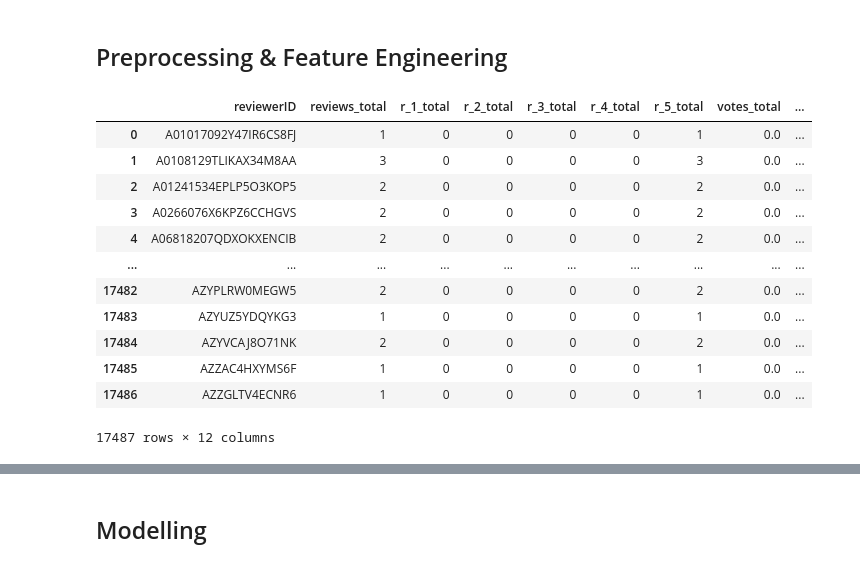
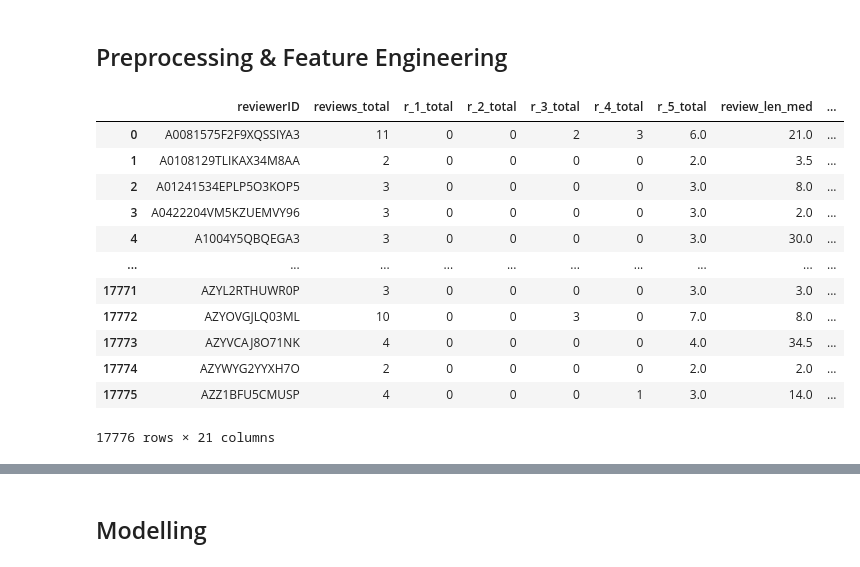
Before and after one commit to gribkov-s/OTUS_ML, a Jupyter notebook: Project_RecomendationSystemAndClustering.ipynb, the cells around one changed output, grey strips where cells are left out. Saved outputs shown, nothing was run; the diff lists cells and outputs as text; code cells hidden in the pictures.

```diff
--- a/Project_RecomendationSystemAndClustering.ipynb
+++ b/Project_RecomendationSystemAndClustering.ipynb
@@ -153,15 +114,5 @@ The new data frame shape:       (47022, 12)
 # %%
 #предварительная обработка фактов
-
-def flag_by_range(value, min_value, max_value):
-    if min_value <= value <= max_value:
-        flag = 1
-    else:
-        flag = 0
-    return flag
-
-
-data_review['vote'] = pd.to_numeric(data_review['vote'].str.replace(',', '.', regex=True)).fillna(0)
 
 data_review['overall'] = data_review['overall'].astype(int)
 
@@ -169,11 +120,11 @@ data_review['r'] = data_review['overall']
 data_review = pd.get_dummies(data_review, columns=['r'])
 
 data_review['rewiev_len'] = data_review['reviewText'].str.split().str.len().fillna(0).astype(int)
-data_review['short_rewiev'] = data_review.apply(lambda row: flag_by_range(row.rewiev_len, 0, 5), axis = 1)
-data_review['middle_rewiev'] = data_review.apply(lambda row: flag_by_range(row.rewiev_len, 6, 20), axis = 1)
-data_review['long_rewiev'] = data_review.apply(lambda row: flag_by_range(row.rewiev_len, 21, 1000000), axis = 1)
 
-data_review = data_review.drop(['verified', 'reviewTime', 'style', 'reviewerName', 'summary', 'image', 'reviewText'], axis=1)
+data_review['m'] = pd.to_datetime(data_review['unixReviewTime'],unit='s').dt.month
+data_review = pd.get_dummies(data_review, columns=['m'])
+
+data_review = data_review.drop(['verified', 'vote', 'reviewTime', 'style', 'reviewerName', 'summary', 'image', 'reviewText'], axis=1)
 
 data_review.info()
 data_review.head()
@@ -214,45 +166,53 @@ plt.show()
 # %% [markdown]
 ## Preprocessing & Feature Engineering
 # %%
-#подготовка данных о пользователях для кластеризации
+#подготовка данных для кластеризации users
 
-data_users = data_review.groupby('reviewerID').agg(
+data_for_clustering = data_review.groupby('reviewerID').agg(
     reviews_total = pd.NamedAgg(column = 'overall', aggfunc = 'count'),
     r_1_total = pd.NamedAgg(column = 'r_1', aggfunc = 'sum'),
     r_2_total = pd.NamedAgg(column = 'r_2', aggfunc = 'sum'),
     r_3_total = pd.NamedAgg(column = 'r_3', aggfunc = 'sum'),
     r_4_total = pd.NamedAgg(column = 'r_4', aggfunc = 'sum'),
     r_5_total = pd.NamedAgg(column = 'r_5', aggfunc = 'sum'),
-    votes_total = pd.NamedAgg(column = 'vote', aggfunc = 'sum'),
-    short_review_total = pd.NamedAgg(column = 'short_rewiev', aggfunc = 'sum'),
-    middle_review_total = pd.NamedAgg(column = 'middle_rewiev', aggfunc = 'sum'),
-    long_review_total = pd.NamedAgg(column = 'long_rewiev', aggfunc = 'sum'),
+    review_len_med = pd.NamedAgg(column = 'rewiev_len', aggfunc = 'median'),
     time_first_review = pd.NamedAgg(column = 'unixReviewTime', aggfunc = 'min'),
     time_last_review = pd.NamedAgg(column = 'unixReviewTime', aggfunc = 'max'),
+    m_1_total = pd.NamedAgg(column = 'm_1', aggfunc = 'sum'),
+    m_2_total = pd.NamedAgg(column = 'm_2', aggfunc = 'sum'),
+    m_3_total = pd.NamedAgg(column = 'm_3', aggfunc = 'sum'),
+    m_4_total = pd.NamedAgg(column = 'm_4', aggfunc = 'sum'),
+    m_5_total = pd.NamedAgg(column = 'm_5', aggfunc = 'sum'),
+    m_6_total = pd.NamedAgg(column = 'm_6', aggfunc = 'sum'),
+    m_7_total = pd.NamedAgg(column = 'm_7', aggfunc = 'sum'),
+    m_8_total = pd.NamedAgg(column = 'm_8', aggfunc = 'sum'),
+    m_9_total = pd.NamedAgg(column = 'm_9', aggfunc = 'sum'),
+    m_10_total = pd.NamedAgg(column = 'm_10', aggfunc = 'sum'),
+    m_11_total = pd.NamedAgg(column = 'm_11', aggfunc = 'sum'),
+    m_12_total = pd.NamedAgg(column = 'm_12', aggfunc = 'sum')
     )
 
-data_users['user_lt_days'] = (data_users['time_last_review'] - data_users['time_first_review']) / 86400 + 1
-#data_users['has_history'] = data_users.apply(lambda row: 1 if row.user_lt_days > 1 else 0, axis = 1)
+data_for_clustering['lt_days'] = (data_for_clustering['time_last_review'] - data_for_clustering['time_first_review']) / 86400 + 1
+data_for_clustering = data_for_clustering[data_for_clustering['lt_days'] > 1]
+data_for_clustering = data_for_clustering.drop(['time_first_review', 'time_last_review'], axis=1)
 
-data_users = data_users.drop(['time_first_review', 'time_last_review'], axis=1)
+data_for_clustering.reset_index(inplace=True)
 
-data_users.reset_index(inplace=True)
-
-data_users
+data_for_clustering
 # %% [output]
-|  | reviewerID | reviews_total | r_1_total | r_2_total | r_3_total | r_4_total | r_5_total | votes_total | ... |
-| 0 | A01017092Y47IR6CS8FJ | 1 | 0 | 0 | 0 | 0 | 1 | 0.0 | ... |
-| 1 | A0108129TLIKAX34M8AA | 3 | 0 | 0 | 0 | 0 | 3 | 0.0 | ... |
-| 2 | A01241534EPLP5O3KOP5 | 2 | 0 | 0 | 0 | 0 | 2 | 0.0 | ... |
-| 3 | A0266076X6KPZ6CCHGVS | 2 | 0 | 0 | 0 | 0 | 2 | 0.0 | ... |
-| 4 | A06818207QDXOKXENCIB | 2 | 0 | 0 | 0 | 0 | 2 | 0.0 | ... |
+|  | reviewerID | reviews_total | r_1_total | r_2_total | r_3_total | r_4_total | r_5_total | review_len_med | ... |
+| 0 | A0081575F2F9XQSSIYA3 | 11 | 0 | 0 | 2 | 3 | 6.0 | 21.0 | ... |
+| 1 | A0108129TLIKAX34M8AA | 2 | 0 | 0 | 0 | 0 | 2.0 | 3.5 | ... |
+| 2 | A01241534EPLP5O3KOP5 | 3 | 0 | 0 | 0 | 0 | 3.0 | 8.0 | ... |
+| 3 | A0422204VM5KZUEMVY96 | 3 | 0 | 0 | 0 | 0 | 3.0 | 2.0 | ... |
+| 4 | A1004Y5QBQEGA3 | 3 | 0 | 0 | 0 | 0 | 3.0 | 30.0 | ... |
 | ... | ... | ... | ... | ... | ... | ... | ... | ... | ... |
-| 17482 | AZYPLRW0MEGW5 | 2 | 0 | 0 | 0 | 0 | 2 | 0.0 | ... |
-| 17483 | AZYUZ5YDQYKG3 | 1 | 0 | 0 | 0 | 0 | 1 | 0.0 | ... |
-| 17484 | AZYVCAJ8O71NK | 2 | 0 | 0 | 0 | 0 | 2 | 0.0 | ... |
-| 17485 | AZZAC4HXYMS6F | 1 | 0 | 0 | 0 | 0 | 1 | 0.0 | ... |
-| 17486 | AZZGLTV4ECNR6 | 1 | 0 | 0 | 0 | 0 | 1 | 0.0 | ... |
+| 17771 | AZYL2RTHUWR0P | 3 | 0 | 0 | 0 | 0 | 3.0 | 3.0 | ... |
+| 17772 | AZYOVGJLQ03ML | 10 | 0 | 0 | 3 | 0 | 7.0 | 8.0 | ... |
+| 17773 | AZYVCAJ8O71NK | 4 | 0 | 0 | 0 | 0 | 4.0 | 34.5 | ... |
+| 17774 | AZYWYG2YYXH7O | 2 | 0 | 0 | 0 | 0 | 2.0 | 2.0 | ... |
+| 17775 | AZZ1BFU5CMUSP | 4 | 0 | 0 | 0 | 1 | 3.0 | 14.0 | ... |
-17487 rows × 12 columns
+17776 rows × 21 columns
 # %%
 #стандартизация
 
```
Also changed, not shown: parts of 38 cells of this notebook.
